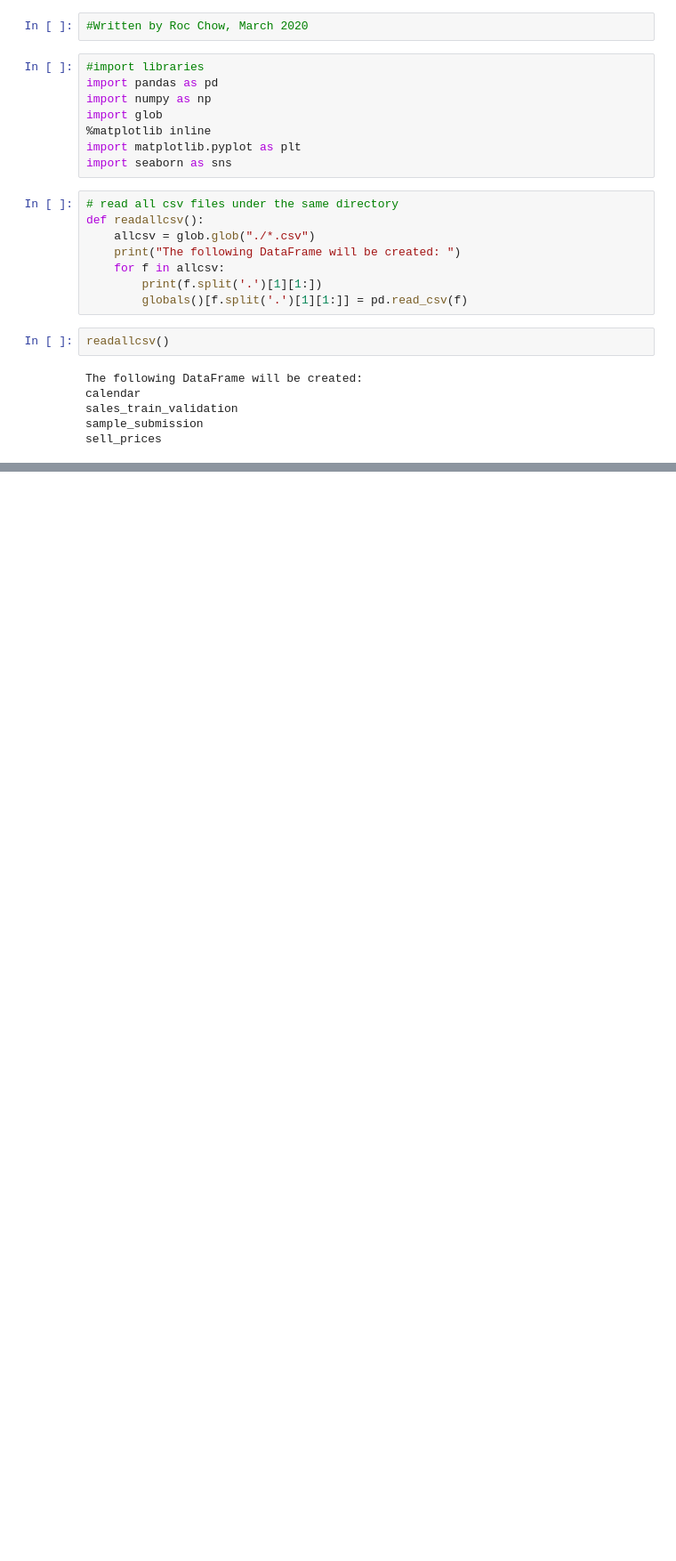
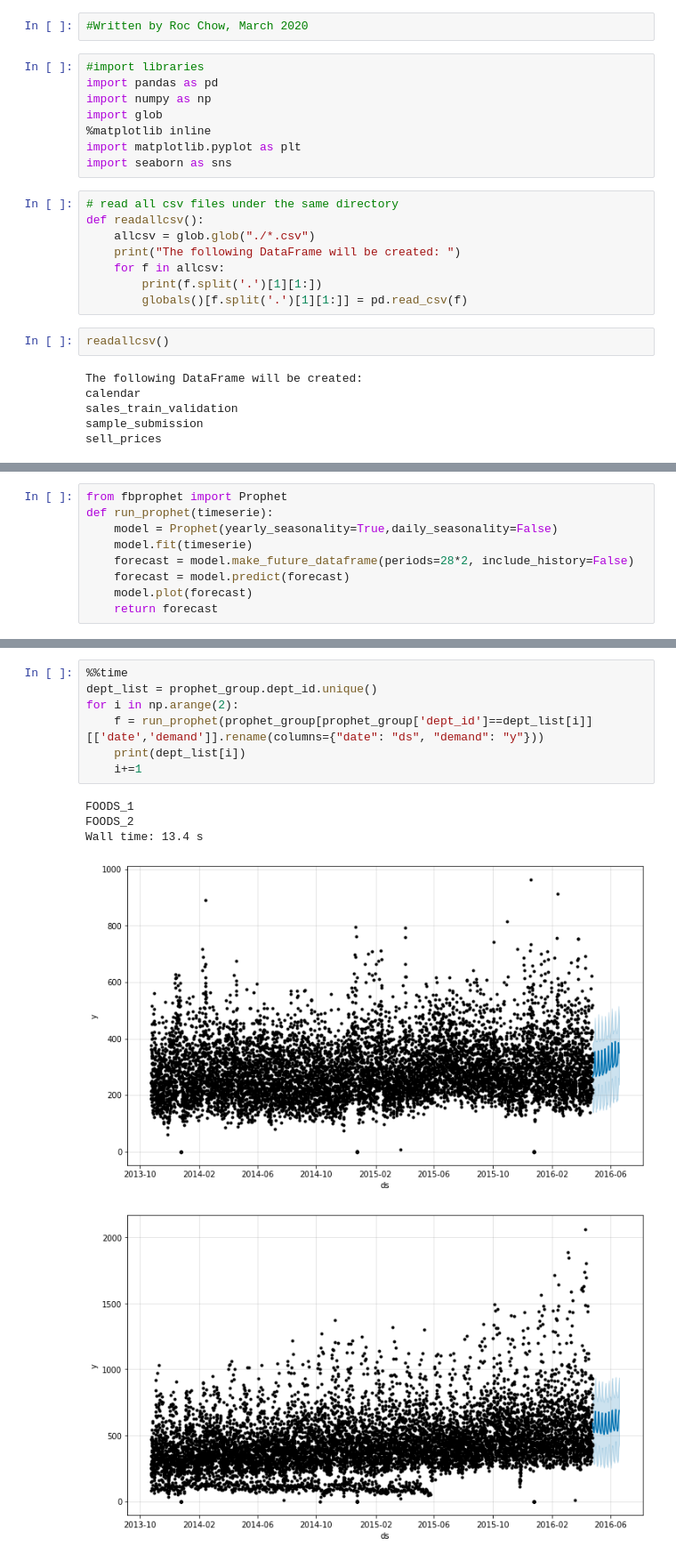
Before and after one commit to fstseng/M5_Forecast, a Jupyter notebook: Roc.ipynb, the cells around one changed output, grey strips where cells are left out. Shown at 89% size. Drawn from its saved outputs; the diff is of its cells as text; blank space fills up the shorter version.

```diff
--- a/Roc.ipynb
+++ b/Roc.ipynb
@@ -35,0 +45,9 @@ joined_df = pd.merge(sell_prices, calendar, on='wm_yr_wk')
+# %%
+from fbprophet import Prophet
+def run_prophet(timeserie):
+    model = Prophet(yearly_seasonality=True,daily_seasonality=False)
+    model.fit(timeserie)
+    forecast = model.make_future_dataframe(periods=28*2, include_history=False)
+    forecast = model.predict(forecast)
+    model.plot(forecast)
+    return forecast
@@ -65,0 +99,13 @@ min_df.shape
+# %%
+%%time
+dept_list = prophet_group.dept_id.unique()
+for i in np.arange(2):
+    f = run_prophet(prophet_group[prophet_group['dept_id']==dept_list[i]][['date','demand']].rename(columns={"date": "ds", "demand": "y"}))
+    print(dept_list[i])
+    i+=1
+# %% [output]
+FOODS_1
+FOODS_2
+Wall time: 13.4 s
+[figure, added]
+[figure, added]
```
Also changed, not shown: parts of 46 cells of this notebook.
